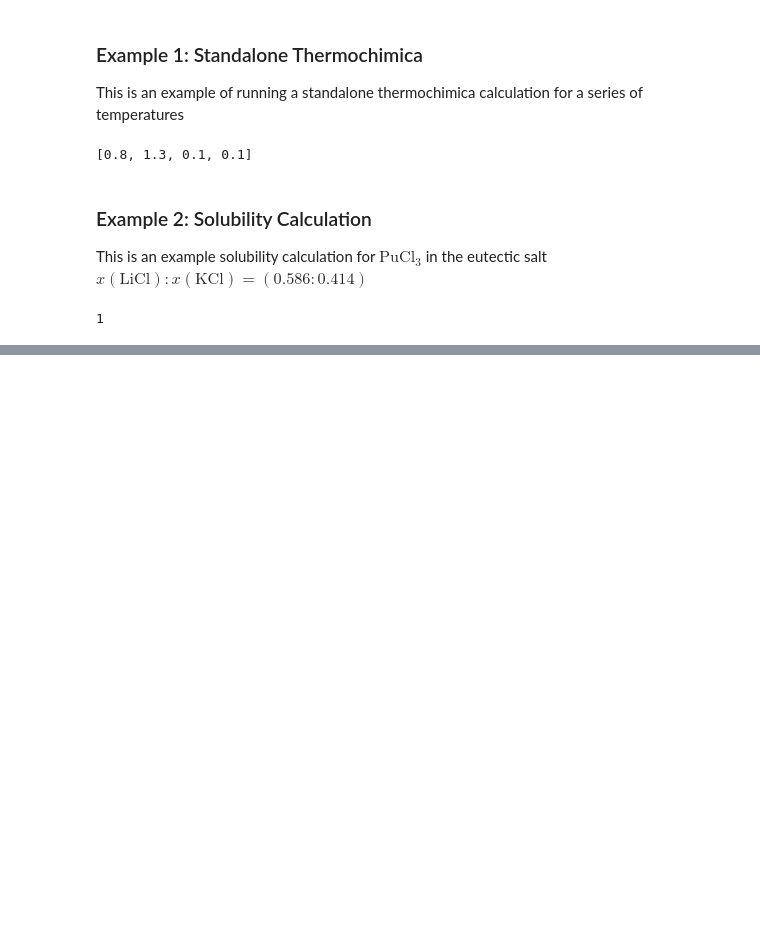
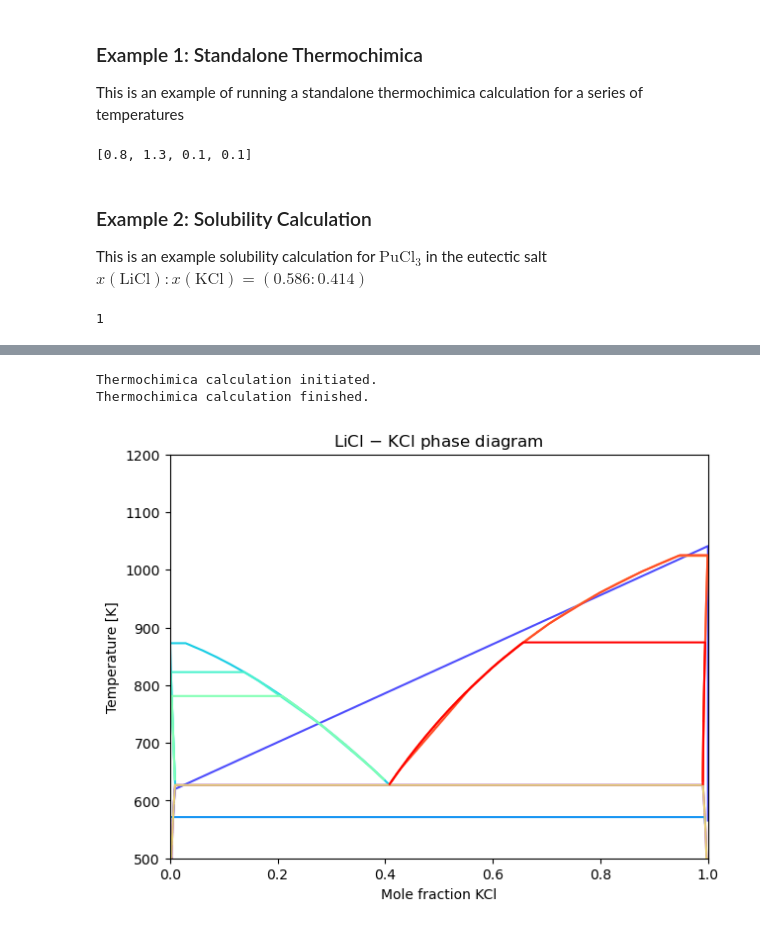
Before and after one commit to mlouis9/senior-design, a Jupyter notebook: optimization.ipynb, the cells around one changed output, grey strips where cells are left out. Saved outputs shown, nothing was run; the diff lists cells and outputs as text; code cells hidden in the pictures; blank space fills up the shorter version.

Commit message:
Working pseudoBinaryPhaseDiagram example

```diff
--- a/optimization.ipynb
+++ b/optimization.ipynb
@@ -93,0 +145,65 @@ calc.output['5']['elements']
+# %%
+import pseudoBinaryPhaseDiagramFunctions as pbpd
+
+
+# File IO input parameters
+thermochimica_path = Path("/home/mlouis9/thermochimica")
+output_path = Path("../../PythonProjects/fuelOptimization/outputs")
+output_name = 'output.json'
+data_file = Path("data/MSTDB-TC_V3.0_Chlorides_No_Functions_8-2.dat")
+input_file_name = "runThermochimica.ti"
+
+# Physical input parameters
+press = 1
+tunit = 'K'
+punit = 'atm'
+elements_used = ['Li', 'Cl', 'K']
+
+# Now get elemental compositions of endmembers
+left_endmember_composition = {'Li Cl': 1.0}
+right_endmember_composition = {'K Cl': 1.0}
+left_endmember_masses = tta.component_fractions_to_element_fractions(left_endmember_composition, elements_used)
+right_endmember_masses = tta.component_fractions_to_element_fractions(right_endmember_composition, elements_used)
+
+sum1 = sum(left_endmember_masses)
+sum2 = sum(right_endmember_masses)
+
+mass_labels = get_mass_labels(left_endmember_masses, right_endmember_masses, elements_used)
+
+# Now normalize left and right endmember masses, NOTE this is REQUIRED for the plotting and postprocessing to behave
+left_endmember_masses = list( left_endmember_masses / sum1 )
+right_endmember_masses = list( right_endmember_masses / sum2 )
+
+plane = [left_endmember_masses, right_endmember_masses]
+
+munit = 'moles'
+
+if tunit == 'K':
+    tshift = 0
+elif tunit == 'C':
+    tshift = 273.15
+else:
+    assert(f"Invalid temperature unit \'{tunit}\' provided")
+
+xlo = 0
+xhi = 1
+nxstep = 50
+tlo = 500
+thi = 1200
+mint = tlo + tshift
+maxt = thi + tshift
+ntstep = 50
+
+calc = pbpd.diagram(data_file, active=True, interactivePlot=True, inputFileName='runThermochimica.ti', \
+                    outputFileName=str(output_path / output_name), thermochimicaPath=thermochimica_path)
+
+calc.initRun(press, tunit, punit, plane, sum1, sum2, mint, maxt, elements_used, mass_labels, munit, tshift, fuzzy=True)
+calc.runCalc(xlo, xhi, nxstep, tlo, thi, ntstep)
+calc.processPhaseDiagramData()
+# %% [output]
+Thermochimica calculation initiated.
+Thermochimica calculation finished.
+# %%
+calc.makePlot()
+# %% [output]
+[figure, added]
```
Also changed, not shown: parts of 7 cells of this notebook, 3 other files.
